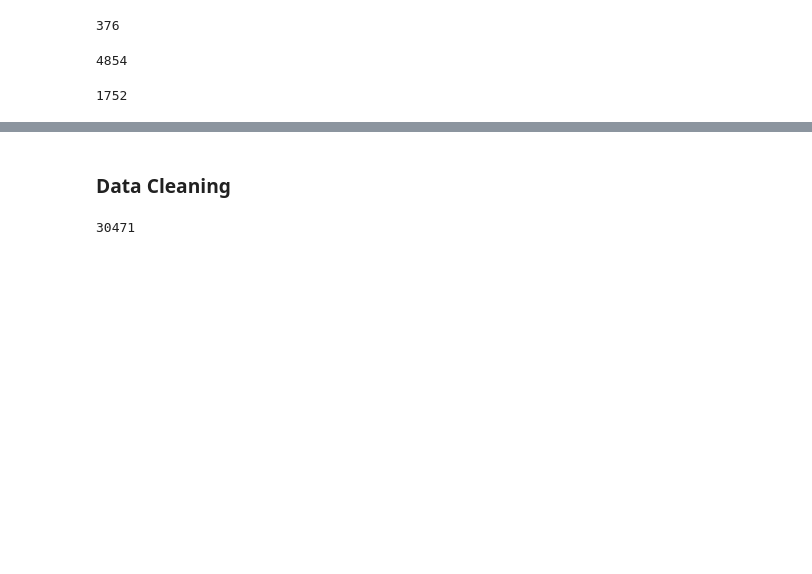
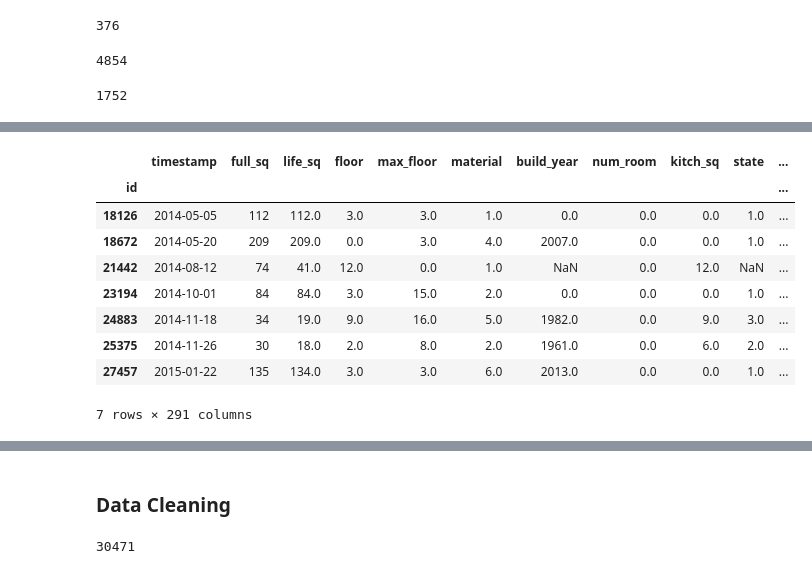
Before and after one commit to datitran/Krimskrams, a Jupyter notebook: Kaggle/Sberbank Russian Housing Market/data_review.ipynb, the cells around one changed output, grey strips where cells are left out. Drawn from its saved outputs; the diff is of its cells as text; code cells hidden in the pictures; blank space fills up the shorter version.

```diff
--- a/Kaggle/Sberbank Russian Housing Market/data_review.ipynb
+++ b/Kaggle/Sberbank Russian Housing Market/data_review.ipynb
@@ -481,0 +511,14 @@ test[test.kitch_sq == 1].timestamp.count()
+# %%
+# average room size
+train[((train.full_sq / train.life_sq) > 0) > train.num_room]
+# %% [output]
+|  | timestamp | full_sq | life_sq | floor | max_floor | material | build_year | num_room | kitch_sq | state | ... |
+| id |  |  |  |  |  |  |  |  |  |  | ... |
+| 18126 | 2014-05-05 | 112 | 112.0 | 3.0 | 3.0 | 1.0 | 0.0 | 0.0 | 0.0 | 1.0 | ... |
+| 18672 | 2014-05-20 | 209 | 209.0 | 0.0 | 3.0 | 4.0 | 2007.0 | 0.0 | 0.0 | 1.0 | ... |
+| 21442 | 2014-08-12 | 74 | 41.0 | 12.0 | 0.0 | 1.0 | NaN | 0.0 | 12.0 | NaN | ... |
+| 23194 | 2014-10-01 | 84 | 84.0 | 3.0 | 15.0 | 2.0 | 0.0 | 0.0 | 0.0 | 1.0 | ... |
+| 24883 | 2014-11-18 | 34 | 19.0 | 9.0 | 16.0 | 5.0 | 1982.0 | 0.0 | 9.0 | 3.0 | ... |
+| 25375 | 2014-11-26 | 30 | 18.0 | 2.0 | 8.0 | 2.0 | 1961.0 | 0.0 | 6.0 | 2.0 | ... |
+| 27457 | 2015-01-22 | 135 | 134.0 | 3.0 | 3.0 | 6.0 | 2013.0 | 0.0 | 0.0 | 1.0 | ... |
+7 rows × 291 columns
```
Also changed, not shown: parts of 25 cells of this notebook, 1 other file.
